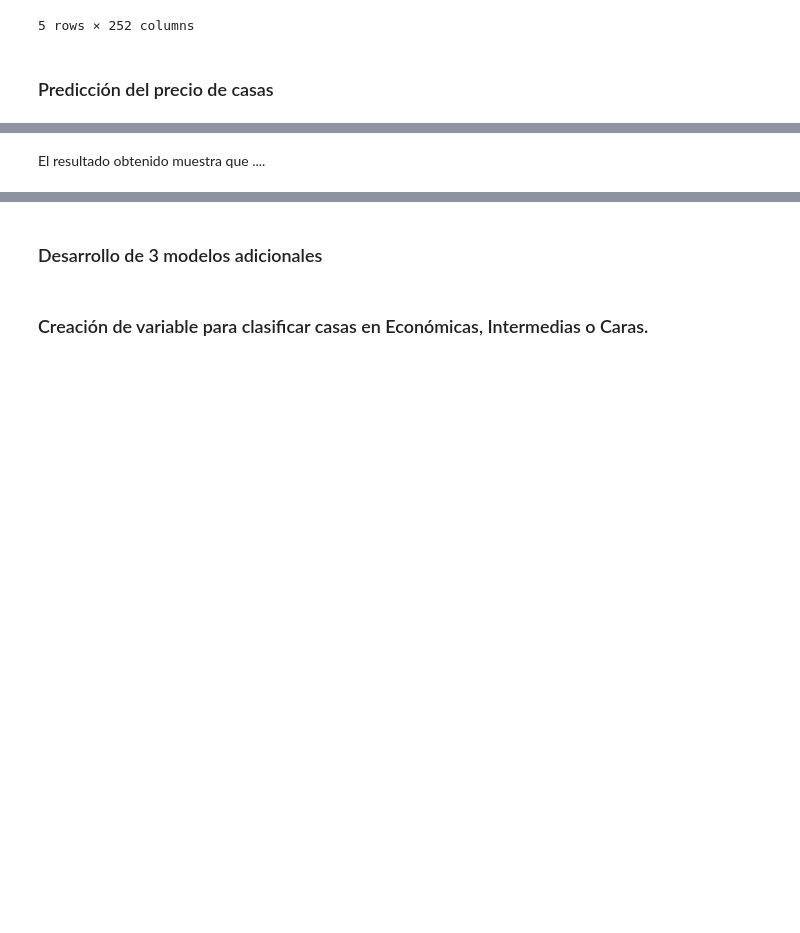
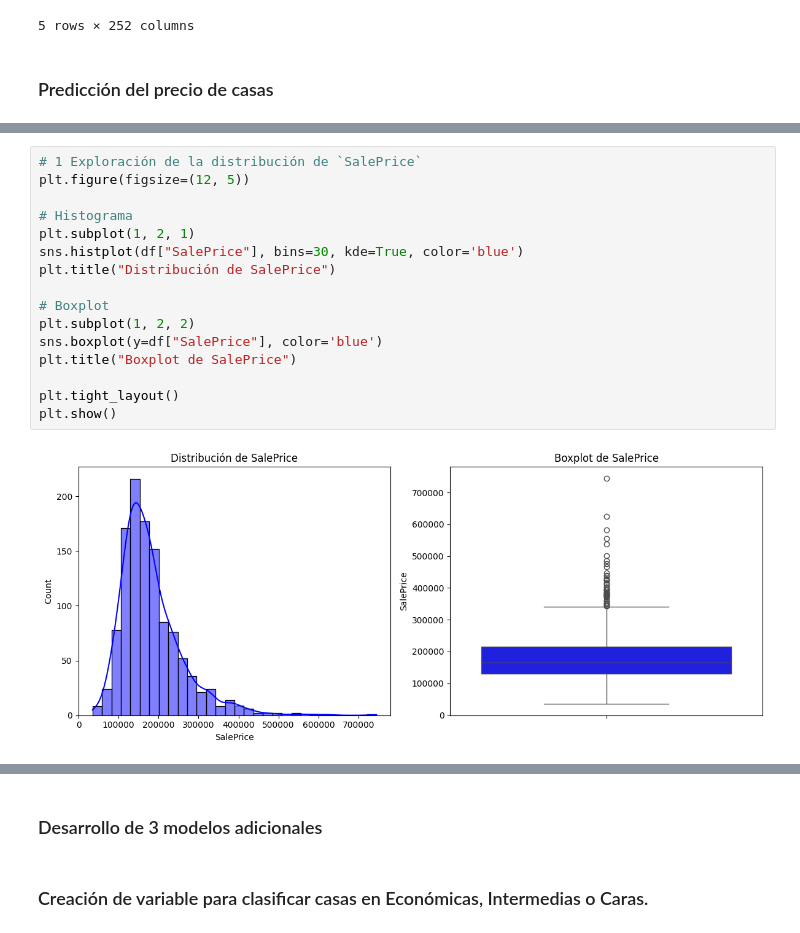
Before and after one commit to tsc221645/CC_3074_Proyecto_2, a Jupyter notebook: secondary_analysis.ipynb, the cells around one changed output, grey strips where cells are left out. Saved outputs shown, nothing was run; the diff lists cells and outputs as text; blank space fills up the shorter version.

```diff
--- a/secondary_analysis.ipynb
+++ b/secondary_analysis.ipynb
@@ -36,2 +32,18 @@ Dimensiones de y: (1168,)
-# %% [markdown]
-El resultado obtenido muestra que ....
+# %%
+# 1 Exploración de la distribución de `SalePrice`
+plt.figure(figsize=(12, 5))
+
+# Histograma
+plt.subplot(1, 2, 1)
+sns.histplot(df["SalePrice"], bins=30, kde=True, color='blue')
+plt.title("Distribución de SalePrice")
+
+# Boxplot
+plt.subplot(1, 2, 2)
+sns.boxplot(y=df["SalePrice"], color='blue')
+plt.title("Boxplot de SalePrice")
+
+plt.tight_layout()
+plt.show()
+# %% [output]
+[figure, added]
```
Also changed, not shown: parts of 6 cells of this notebook.
